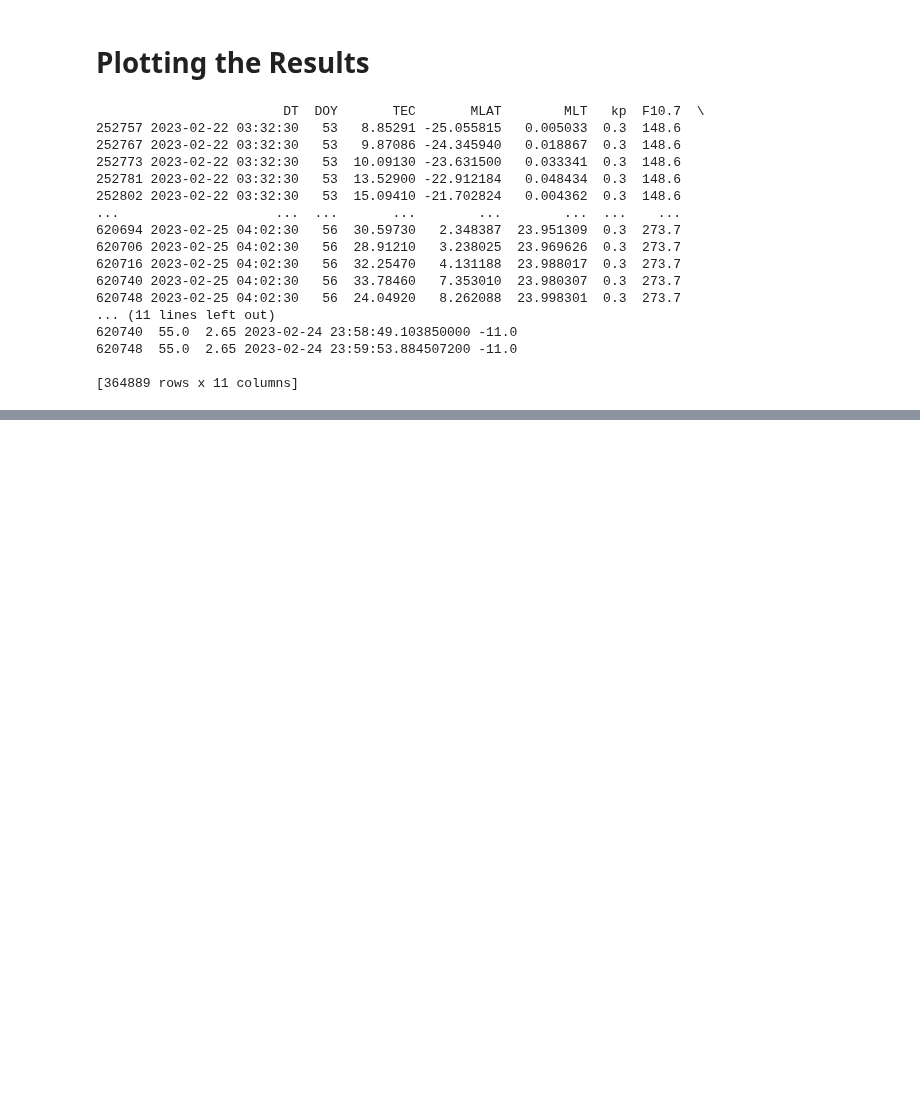
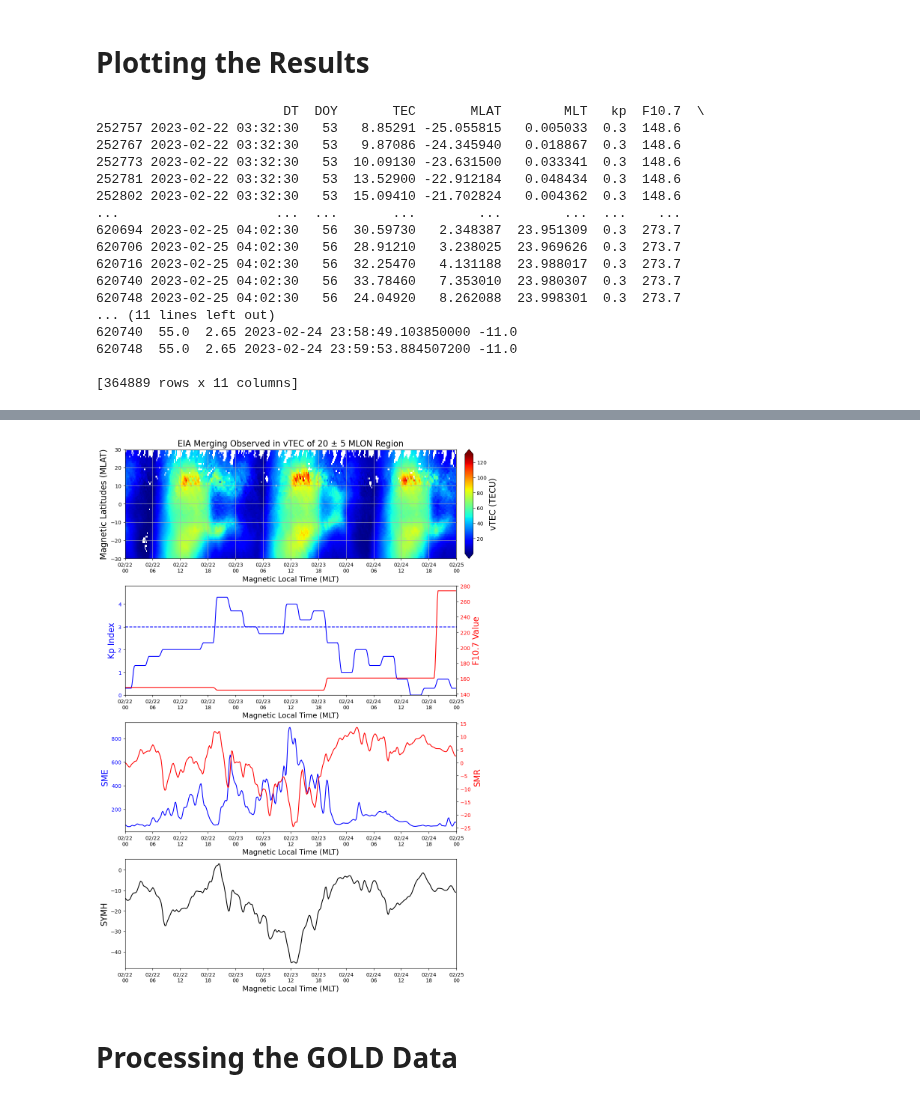
Before and after one commit to abukowski21/sat-interp-tid-analysis, a Jupyter notebook: Qingyu_Cesar_EIA_IHA/EIAMerging/EIA_merging.ipynb, the cells around one changed output, grey strips where cells are left out. Drawn from its saved outputs; the diff is of its cells as text; code cells hidden in the pictures; blank space fills up the shorter version.

Commit message:
Plotted the TEC, SYMH, SME, SMR, Kp values of 24 Feb 2023 EIA merging

```diff
--- a/Qingyu_Cesar_EIA_IHA/EIAMerging/EIA_merging.ipynb
+++ b/Qingyu_Cesar_EIA_IHA/EIAMerging/EIA_merging.ipynb
@@ -432,0 +387,79 @@ print(df2)
+# %%
+pivot_df = df1.pivot(index='MLAT', columns='MLT_dt', values='TEC')
+X,Y = np.meshgrid(pivot_df.columns.unique(), pivot_df.index.unique())
+Z = pivot_df.values.reshape(X.shape)
+
+
+fig = plt.figure(figsize=(12,18))
+specs = fig.add_gridspec(4, 2, width_ratios = [1, 0.025], height_ratios=[1,1,1,1], hspace=0.25, wspace=0.05)
+
+# First Plot - TEC
+ax1 = fig.add_subplot(specs[0,0])
+pcm = ax1.pcolormesh(X, Y, Z, shading='auto', cmap='jet')
+
+#ax1.xaxis.set_major_formatter(mdates.DateFormatter('%H\n%m/%d'))
+#ax1.xaxis.set_major_locator(mdates.HourLocator(interval=6))
+#ax1.set_xticks(pd.date_range(start='2023-02-22', end='2023-02-25', freq='6H'))
+#ax1.set_xlabel('Magnetic Local Time (MLT)', fontsize=16)
+ax1.set_ylabel('Magnetic Latitudes (MLAT)', fontsize=16)
+ax1.set_title('EIA Merging Observed in vTEC of 20 ± 5 MLON Region', fontsize = 16)
+ax1.set_ylim(-30,30)
+ax1.grid(True)
+# Add vertical lines at specific datetime points
+#ax1.axvline(pd.Timestamp('2023-02-23 00:00:00'), color='green', linestyle='--', linewidth=2, label='Feb 24 Midnight')
+#ax1.axvline(pd.Timestamp('2023-02-24 00:00:00'), color='green', linestyle='--', linewidth=2, label='Feb 25 Midnight')
+cbar_ax = fig.add_subplot(specs[0,1])
+cbar = fig.colorbar(pcm, cax = cbar_ax, label= 'vTEC (TECU)', extend='both')
+cbar.set_label('vTEC (TECU)', fontsize = 16)
+
+
+df2 = df1.drop(columns=['MLAT'])
+df2 = df2.groupby(['MLT_dt']).mean().reset_index()
+
+# Second Plot - kp index and F10.7 values
+ax2 = fig.add_subplot(specs[1,0])
+ax2.plot(df2.MLT_dt, df2.kp, label='Kp index', color='blue')
+ax2.set_ylabel('Kp Index', fontsize=16, color='blue')
+ax2.tick_params(axis='y', labelcolor='blue')
+ax2.set_ylim(0,max(list(df2.kp))+0.5)
+ax2.axhline(3, color='blue', linestyle='--')
+
+ax2_twin = ax2.twinx()
+ax2_twin.plot(df2.MLT_dt, df2['F10.7'], label='F10.7 value', color='red')
+ax2_twin.set_ylabel('F10.7 Value', fontsize=16, color='red')
+ax2_twin.tick_params(axis='y', labelcolor='red')
+
+# Third Plot - SME and SMR indices
+ax3 = fig.add_subplot(specs[2,0])
+ax3.plot(df2.MLT_dt, df2.SME, color = 'blue')
+ax3.set_ylabel('SME', color='blue', fontsize=16)
+ax3.tick_params(axis='y', labelcolor='blue')
+#ax3.grid()
+
+ax3_twin = ax3.twinx()
+ax3_twin.plot(df2.MLT_dt, df2.SMR, color='red')
+ax3_twin.set_ylabel('SMR', color='red', fontsize=16)
+ax3_twin.tick_params(axis='y', labelcolor='red')
+
+
+# Fourth plot - SYMH index
+ax4 = fig.add_subplot(specs[3,0])
+ax4.plot(df2.MLT_dt, df2.SYMH, color='black')
+ax4.set_ylabel('SYMH', fontsize=16)
+
+for ax in [ax1, ax2, ax3, ax4]:
+    ax.xaxis.set_major_formatter(mdates.DateFormatter('%m/%d\n%H'))
+    ax.xaxis.set_major_locator(mdates.HourLocator(interval=6))
+    ax.set_xticks(pd.date_range(start='2023-02-22', end='2023-02-25', freq='6H'))
+    ax.set_xlabel('Magnetic Local Time (MLT)', fontsize=14)
+    xlim_start = pd.Timestamp('2023-02-22 00:00:00')
+    xlim_end = pd.Timestamp('2023-02-25 00:00:00')
+    ax.set_xlim(xlim_start, xlim_end)
+
+fig.savefig(f'{work}Qingyu_Cesar_EIA_IHA/EIAMerging/outputs/{start_date}_to_{end_date}.jpg', dpi=300, bbox_inches='tight')
+#plt.tight_layout()
+plt.show()
+# %% [output]
+[figure, added]
+# %% [markdown]
+# Processing the GOLD Data
```
Also changed, not shown: parts of 2 cells of this notebook, 1 other file.
